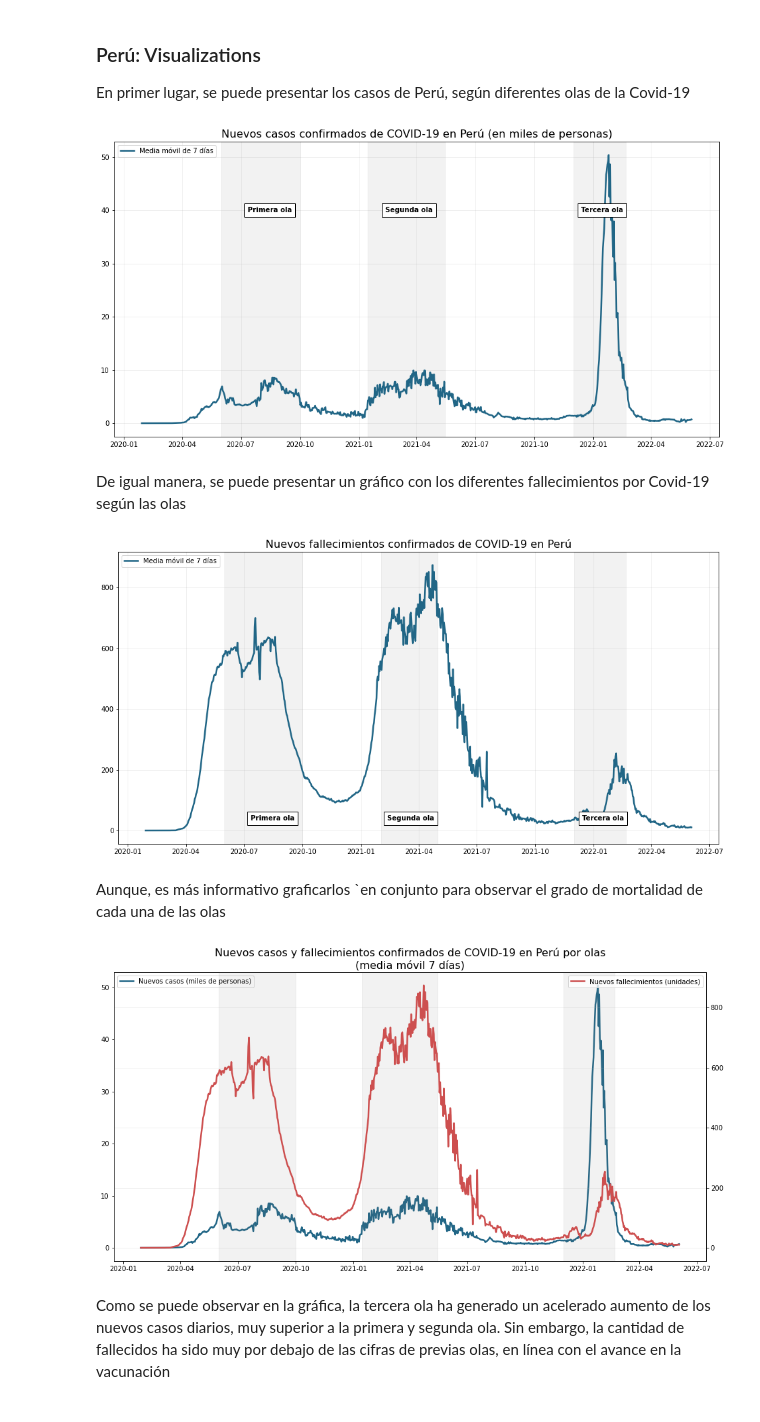
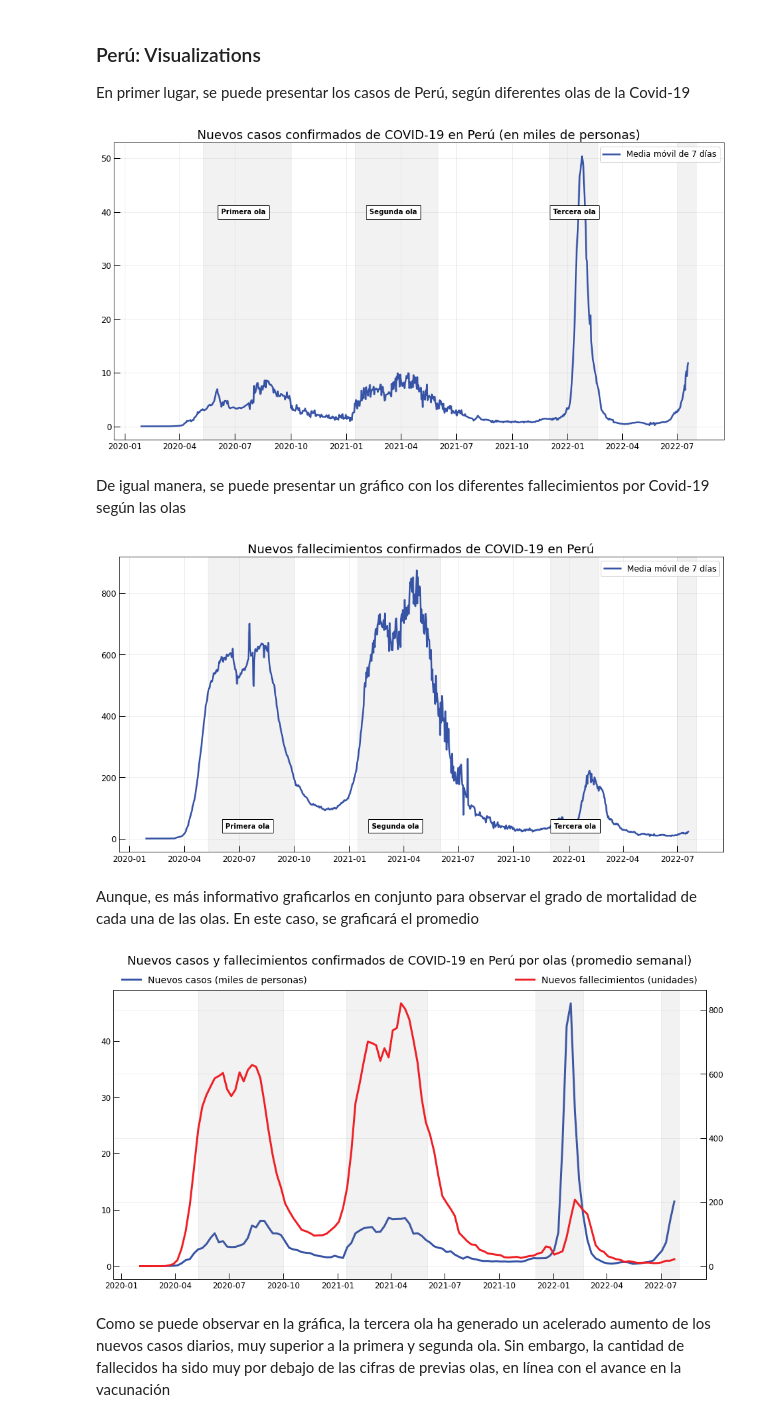
Before and after one commit to mauricioalvaradoo/covid_19, a Jupyter notebook: covid-19-review.ipynb, the cells around one changed output. Drawn from its saved outputs; the diff is of its cells as text; code cells hidden in the pictures.

```diff
--- a/covid-19-review.ipynb
+++ b/covid-19-review.ipynb
@@ -123,33 +123,35 @@ plt.figure(figsize=(16, 8), linewidth = 2.5)
 
 #Gráficas
 # plt.plot(peru_data.index, peru_data["Nuevos Casos"], label = "Nuevos casos diarios", linewidth = 2.5)
-plt.plot(peru_data.index, peru_data["Nuevos Casos MA7"], label = "Media móvil de 7 días", color = "#216686", linewidth = 2.5)
+plt.plot(peru_data.index, peru_data["Nuevos Casos MA7"], label = "Media móvil de 7 días", color = "#3653A5", linewidth = 2.5)
 
 #Barras de olas
-plt.axvspan("2020-06", "2020-10", alpha=0.1, color="grey")
-plt.axvspan("2021-01-15", "2021-05-15", alpha=0.1, color="grey")
+plt.axvspan("2020-05-10", "2020-10", alpha=0.1, color="grey")
+plt.axvspan("2021-01-15", "2021-06", alpha=0.1, color="grey")
 plt.axvspan("2021-12", "2022-02-20", alpha=0.1, color="grey")
+plt.axvspan("2022-07", "2022-08", alpha=0.1, color="grey")
 
 #Box of text
-plt.text(datetime.date(2020, 8, 15), 40, "Primera ola", ha="center", va="center", weight = "bold",
+plt.text(datetime.date(2020, 7, 15), 40, "Primera ola", ha="center", va="center", weight = "bold",
          bbox = dict(facecolor="white", boxstyle="square", edgecolor="black", pad=0.5))
-plt.text(datetime.date(2021, 3, 20), 40, "Segunda ola", ha="center", va="center", weight = "bold",
+plt.text(datetime.date(2021, 3, 19), 40, "Segunda ola", ha="center", va="center", weight = "bold",
          bbox = dict(facecolor="white", boxstyle="square", edgecolor="black", pad=0.5))
-plt.text(datetime.date(2022, 1, 15), 40, "Tercera ola", ha="center", va="center", weight = "bold",
+plt.text(datetime.date(2022, 1, 12), 40, "Tercera ola", ha="center", va="center", weight = "bold",
          bbox = dict(facecolor="white", boxstyle="square", edgecolor="black", pad=0.5))
 
+#Editando ticks
+plt.tick_params(direction='in', which='both', length=9, width=1, labelsize=12)
+
 #Detalles adicionales
-plt.title("Nuevos casos confirmados de COVID-19 en Perú (en miles de personas)", fontsize = 16)
+plt.title("Nuevos casos confirmados de COVID-19 en Perú (en miles de personas)", fontsize = 18)
 plt.grid(True, alpha=0.25)
-plt.legend()
+plt.legend(fontsize = 12)
 
-# plt.annotate("FUENTE: Johns Hopkins University", (datetime.date(2022, 2, 2),0), (-80,-20), fontsize=14,
-#              xycoords="axes fraction", textcoords='offset points', va="center")
 
 plt.savefig("./graphs/casos-covid-peru.pdf")
 plt.show()
 # %% [output]
-[figure, old version]
+[figure, new version]
 # %% [markdown]
 De igual manera, se puede presentar un gráfico con los diferentes fallecimientos por Covid-19 según las olas
 # %%
@@ -157,64 +159,76 @@ plt.figure(figsize=(16, 8), linewidth = 2.5)
 
 #Gráficas
 # plt.plot(peru_data.index, peru_data["Nuevas Muertes"], label = "Nuevos fallecimientos diarios", linewidth = 2.5)
-plt.plot(peru_data.index, peru_data["Nuevas Muertes MA7"], label = "Media móvil de 7 días", color = "#216686", linewidth = 2.5)
+plt.plot(peru_data.index, peru_data["Nuevas Muertes MA7"], label = "Media móvil de 7 días", color = "#3653A5", linewidth = 2.5)
 
 #Barras de olas
-plt.axvspan("2020-06", "2020-10", alpha=0.1, color="grey")
-plt.axvspan("2021-02", "2021-05", alpha=0.1, color="grey")
+plt.axvspan("2020-05-10", "2020-10", alpha=0.1, color="grey")
+plt.axvspan("2021-01-15", "2021-06", alpha=0.1, color="grey")
 plt.axvspan("2021-12", "2022-02-20", alpha=0.1, color="grey")
+plt.axvspan("2022-07", "2022-08", alpha=0.1, color="grey")
 
 #Box of text
-plt.text(datetime.date(2020, 8, 15), 40, "Primera ola", ha="center", va="center", weight = "bold",
+plt.text(datetime.date(2020, 7, 15), 40, "Primera ola", ha="center", va="center", weight = "bold",
          bbox = dict(facecolor="white", boxstyle="square", edgecolor="black", pad=0.5))
-plt.text(datetime.date(2021, 3, 20), 40, "Segunda ola", ha="center", va="center", weight = "bold",
+plt.text(datetime.date(2021, 3, 19), 40, "Segunda ola", ha="center", va="center", weight = "bold",
          bbox = dict(facecolor="white", boxstyle="square", edgecolor="black", pad=0.5))
-plt.text(datetime.date(2022, 1, 15), 40, "Tercera ola", ha="center", va="center", weight = "bold",
+plt.text(datetime.date(2022, 1, 12), 40, "Tercera ola", ha="center", va="center", weight = "bold",
          bbox = dict(facecolor="white", boxstyle="square", edgecolor="black", pad=0.5))
 
+#Editando ticks
+plt.tick_params(direction='in', which='both', length=9, width=1, labelsize=12)
+
 #Detalles adicionales
-plt.title("Nuevos fallecimientos confirmados de COVID-19 en Perú", fontsize = 16)
+plt.title("Nuevos fallecimientos confirmados de COVID-19 en Perú", fontsize = 18)
 plt.grid(True, alpha=0.25)
-plt.legend()
+plt.legend(fontsize = 12)
 
-# plt.annotate("FUENTE: Johns Hopkins University", (datetime.date(2022, 2, 2),0), (-80,-20), fontsize=14,
-#              xycoords="axes fraction", textcoords='offset points', va="center")
 
 plt.savefig("./graphs/muertes-covid-peru.pdf")
 plt.show()
 # %% [output]
-[figure, old version]
+[figure, new version]
 # %% [markdown]
-Aunque, es más informativo graficarlos `en conjunto para observar el grado de mortalidad de cada una de las olas
+Aunque, es más informativo graficarlos en conjunto para observar el grado de mortalidad de cada una de las olas. En este caso, se graficará el promedio
+# %%
+peru_data_semanal = peru_data.reset_index()
+peru_data_semanal = peru_data_semanal.groupby(pd.Grouper(key='index', freq='W')).mean()
 # %%
 fig, ax1 = plt.subplots(figsize=(16, 8), linewidth = 2.5)
 ax2 = ax1.twinx()
 
 
 #Gráficas
-ax1.plot(peru_data.index, peru_data["Nuevos Casos MA7"], label = "Nuevos casos (miles de personas)", color = "#216686", linewidth = 2.5)
-ax2.plot(peru_data.index, peru_data["Nuevas Muertes MA7"], label = "Nuevos fallecimientos (unidades)", color = "#CD4F4F", linewidth = 2.5)
-
+ax1.plot(peru_data_semanal.index, peru_data_semanal["Nuevos Casos MA7"], label = "Nuevos casos (miles de personas)",
+         color = "#3653A5", linewidth = 3)
+ax2.plot(peru_data_semanal.index, peru_data_semanal["Nuevas Muertes MA7"], label = "Nuevos fallecimientos (unidades)",
+         color = "#EE1F25", linewidth = 3)
 
 #Barras de olas
-plt.axvspan("2020-06", "2020-10", alpha=0.1, color="grey")
-plt.axvspan("2021-01-15", "2021-05-15", alpha=0.1, color="grey")
+plt.axvspan("2020-05-10", "2020-10", alpha=0.1, color="grey")
+plt.axvspan("2021-01-15", "2021-06", alpha=0.1, color="grey")
 plt.axvspan("2021-12", "2022-02-20", alpha=0.1, color="grey")
+plt.axvspan("2022-07", "2022-08", alpha=0.1, color="grey")
 
+#Posicionando las leyendas
+ax1.legend(bbox_to_anchor=(0, 1.08), loc = 'upper left', fontsize=14, frameon=False)
+ax2.legend(bbox_to_anchor=(1, 1.08), loc = 'upper right', fontsize=14, frameon=False)
+
+#Editando los ticks
+ax1.tick_params(direction='in', which='both', length=9, width=1, labelsize=12)
+ax2.tick_params(direction='in', which='both', length=9, width=1, labelsize=12)
 
 #Detalles adicionales
-plt.title("Nuevos casos y fallecimientos confirmados de COVID-19 en Perú por olas\n(media móvil 7 días)", fontsize = 16)
+plt.text(0.5, 1.09, "Nuevos casos y fallecimientos confirmados de COVID-19 en Perú por olas (promedio semanal)",
+         horizontalalignment='center', fontsize=18, transform = ax1.transAxes)
 plt.grid(True, alpha=0.25)
 
-
-ax1.legend()
-ax2.legend()
 
 plt.savefig("./graphs/covid-peru.pdf")
 
 plt.show()
 # %% [output]
-[figure, old version]
+[figure, new version]
 # %% [markdown]
 Como se puede observar en la gráfica, la tercera ola ha generado un acelerado aumento de los nuevos casos diarios, muy superior a la primera y segunda ola. Sin embargo, la cantidad de fallecidos ha sido muy por debajo de las cifras de previas olas, en línea con el avance en la vacunación
 # %% [markdown]
```
Also changed, not shown: parts of 5 cells of this notebook.
